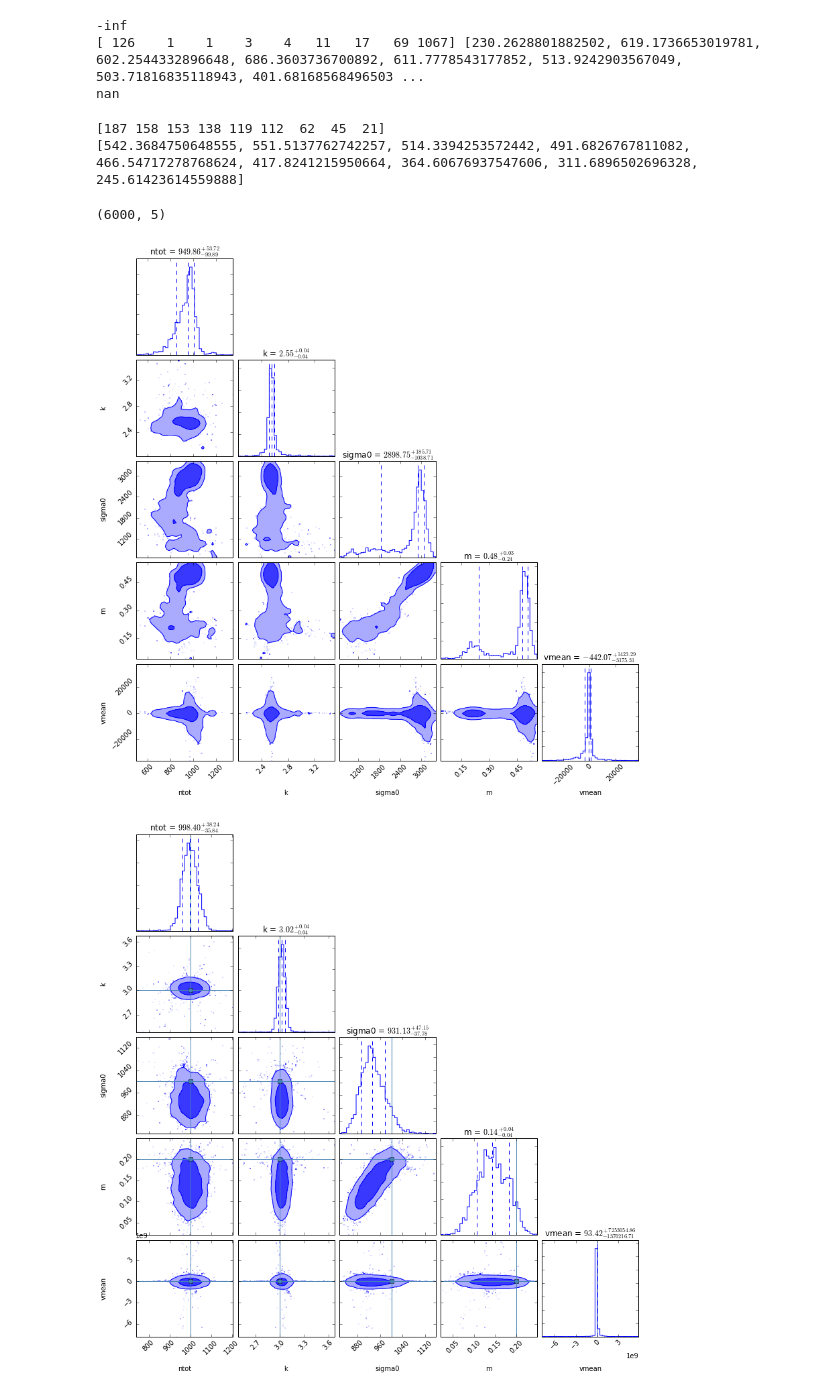
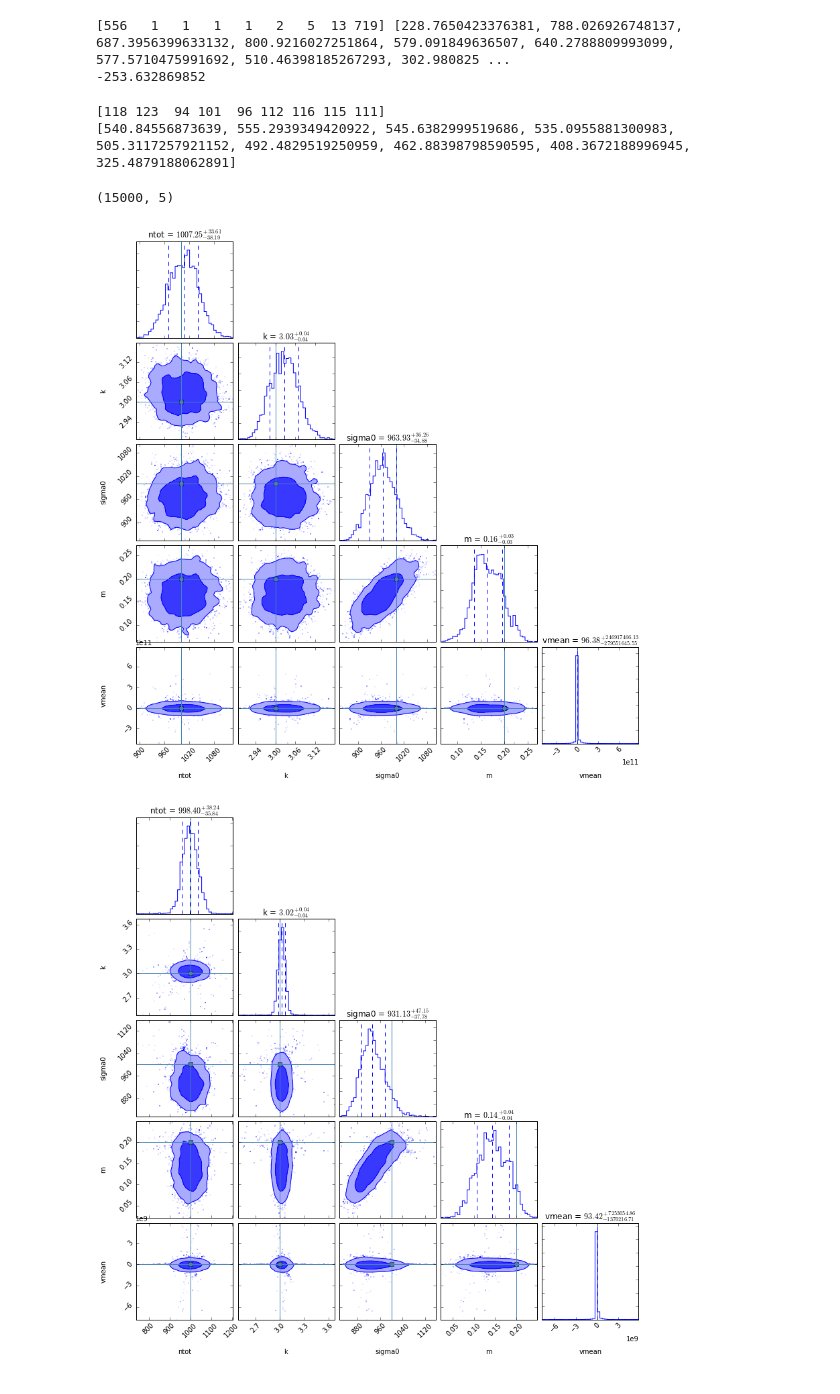
Before and after one commit to ondrejiayc/PH366_final_project, a Jupyter notebook: annularAnalysis2.ipynb, the cells around one changed output. Drawn from its saved outputs; the diff is of its cells as text; code cells hidden in the pictures.

Commit message:
Starting to implement virgoData

```diff
--- a/annularAnalysis2.ipynb
+++ b/annularAnalysis2.ipynb
@@ -31,7 +31,7 @@ def createMockCluster(rin,rout,nmean,k,smax,m,vmean,threeD=False):
 # %%
 #load data
 
-data=pd.read_csv('continuousMock0.csv')
+data=pd.read_csv('continuousMock1.csv')
 #data.rename(columns={'Unnamed: 0':'id','0':'origAnn','1':'x','2':'y','3':'z','4':'vobs'},inplace=True)
 #
 #data['r'] = np.power(np.power(data['x'],2.)+np.power(data['y'],2.),0.5)
@@ -115,10 +115,10 @@ def logPriorVmean(vmean):
 def logLikelihoodNu(prediction,data):
     return np.sum(data*np.log(prediction)-prediction)
 
-def logLikelihoodSigma(vObs,vPred,nPred):
+def logLikelihoodSigma(vObs,vPred,nObs):
     # distribution of variances is chisq, as shown, for example, at
     # https://onlinecourses.science.psu.edu/stat414/node/174
-    return np.sum(np.log(stats.chi2.pdf((nPred-1.)*np.power(vObs,2.)/np.power(vPred,2.),nPred-1)))
+    return np.sum(np.log(stats.chi2.pdf((nObs-1.)*np.power(vObs,2.)/np.power(vPred,2.),nObs-1)))
 
 def logPosterior(params,annuli,rin,rout,nObs,sObs):
     nmean,k,smax,m,vmean = params
@@ -126,20 +126,19 @@ def logPosterior(params,annuli,rin,rout,nObs,sObs):
     nPred/=50
     if not np.all(nPred>=3.): return -np.inf
     return logPriorK(k)+logPriorM(m)+logPriorSigma0(smax)+logPriorNmean(nmean)+logPriorVmean(vmean)+\
-           logLikelihoodNu(nPred,nObs)+logLikelihoodSigma(sObs,sPred,nPred)
+           logLikelihoodNu(nPred,nObs)+logLikelihoodSigma(sObs,sPred,nObs)
 # %%
 nmean,k,smax,m,vmean=[1.30539316e+03,1.19789549e+00,1.36928408e+03,1.91498109e-01,-1.73709495e+02]
-print logPosterior(pars,annuli,1,1000,nObs,sObs)
+#print logPosterior(pars,annuli,1,1000,nObs,sObs)
 
 nPred,sPred = getProfiles(annuli,1,1000,50*1.30539316e+03,1.19789549e+00,1.36928408e+03,1.91498109e-01,-1.73709495e+02)
 nPred/=50.
 print nPred,sPred
 #print nPred,sPred
-print logLikelihoodSigma(sObs,sPred,nPred)#+logLikelihoodNu(nPred,nObs)+0.+0.+0.+0.
+print logLikelihoodSigma(sObs,sPred,nObs)#+logLikelihoodNu(nPred,nObs)+0.+0.+0.+0.
 # %% [output]
--inf
-[ 126    1    1    3    4   11   17   69 1067] [230.2628801882502, 619.1736653019781, 602.2544332896648, 686.3603736700892, 611.7778543177852, 513.9242903567049, 503.71816835118943, 401.68168568496503 ...
-nan
+[556   1   1   1   1   2   5  13 719] [228.7650423376381, 788.026926748137, 687.3956399633132, 800.9216027251864, 579.091849636507, 640.2788809993099, 577.5710475991692, 510.46398185267293, 302.980825 ...
+-253.632869852
 # %%
 ntot=1000
 bla1,bla2 = getProfiles(annuli,1,1000,50*ntot,3,1000,0.2,0)
@@ -149,8 +148,8 @@ bla1/=50
 print bla1
 print bla2
 # %% [output]
-[187 158 153 138 119 112  62  45  21]
-[542.3684750648555, 551.5137762742257, 514.3394253572442, 491.6826767811082, 466.54717278768624, 417.8241215950664, 364.60676937547606, 311.6896502696328, 245.61423614559888]
+[118 123  94 101  96 112 116 115 111]
+[540.84556873639, 555.2939349420922, 545.6382999519686, 535.0955881300983, 505.3117257921152, 492.4829519250959, 462.88398798590595, 408.3672188996945, 325.4879188062891]
 # %%
 nwalkers = 30
 ndim = 5
@@ -176,20 +175,24 @@ sampler = mc.EnsembleSampler(nwalkers, ndim, logPosterior, args=[annuli,rin,rout
 
 #pos, prob, state = sampler.run_mcmc(initial, 5)
 # %%
-pos, prob, state = sampler.run_mcmc(initial, 200)
+pos, prob, state = sampler.run_mcmc(initial, 50)
+sampler.reset()
+
+pos, prob, state = sampler.run_mcmc(pos, 500)
 # %%
-chain = np.load('chain_conMock0_15000steps.npy')
+#chain = np.load('chain_conMock0_15000steps.npy')
 
-#print sampler.flatchain.shape
+print sampler.flatchain.shape
 
 import corner
 corner.corner(sampler.flatchain, labels=['ntot','k','sigma0','m','vmean'],quantiles=[0.16,0.5,0.84],
                 show_titles=True, title_args={"fontsize": 12},
-                plot_datapoints=True, fill_contours=True, levels=[0.68, 0.95], color='b', bins=40, smooth=1.0);
+                plot_datapoints=True, fill_contours=True, levels=[0.68, 0.95], color='b', bins=40,
+                truths=[1000.,3.,1000.,0.2,0.],smooth=1.0);
 plt.show()
 # %% [output]
-(6000, 5)
+(15000, 5)
-[figure, old version]
+[figure, new version]
 # %%
 chain = np.load('chain_conMock0_15000steps.npy')
 
```
Also changed, not shown: parts of 4 cells of this notebook, 2 other files.
